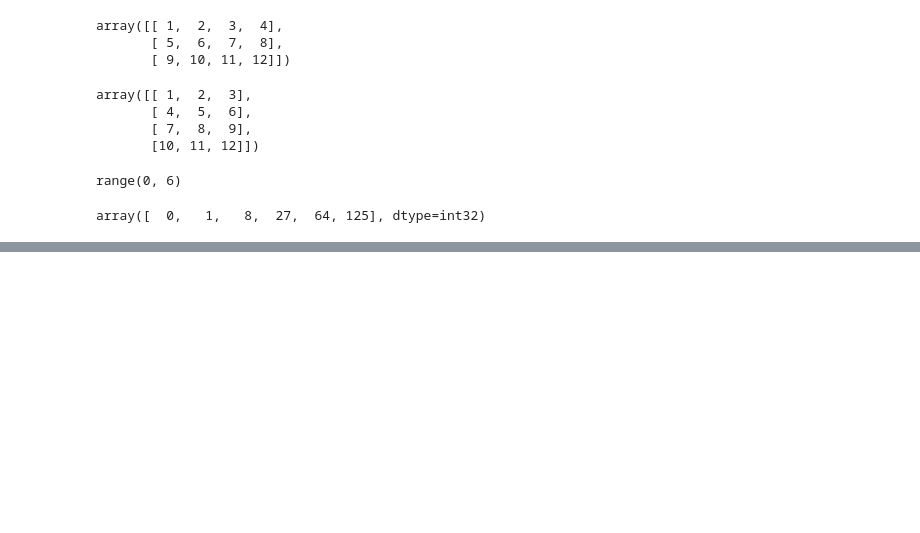
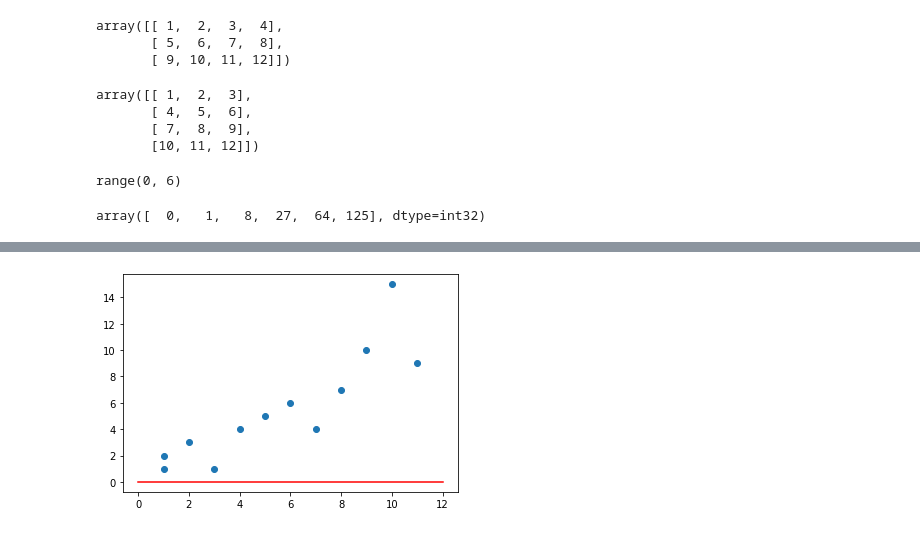
Before and after one commit to tavo-robotas/class, a Jupyter notebook: machine_learning/__drafts.ipynb, the cells around one changed output, grey strips where cells are left out. Drawn from its saved outputs; the diff is of its cells as text; code cells hidden in the pictures; blank space fills up the shorter version.

```diff
--- a/machine_learning/__drafts.ipynb
+++ b/machine_learning/__drafts.ipynb
@@ -168,7 +168,7 @@ class LR:
             m_gradient = 0
             for i in range(0, len(x)):
                 b_gradient += -(2/N) * (y[i] - ((self.m * x[i]) + self.b))
-                m_gradient += -(2/N) * x[i] * (y[i] - ((self.m * x[i]) + self.b))
+                m_gradient += -(2/N) * (y[i] - ((self.m * x[i]) + self.b)) * x[i]
             self.b -= (self.learning_rate * b_gradient)
             self.m -= (self.learning_rate * m_gradient)
             if j % 50 == 0:
@@ -183,7 +183,7 @@ if __name__ == '__main__':
     delta = np.random.uniform(-10, 10, x.size)
     y = 0.5 * x + 3 + delta
 
-    model = LR(0.0001)
+    model = LR(0.01)
     model.fit(x, y, 100)
     print('Error:', model.cost_function(x, y))
 # %% [output]
@@ -306,3 +331,46 @@ def compute_cost(X, y, theta):
 
     def params(self):
         return (self.w,self.b)   # return parameters
+# %%
+%matplotlib inline
+import matplotlib.pyplot as plt
+import numpy as np
+
+x_points = [1, 1, 2, 3 ,4 , 5, 6, 7, 8, 9, 10, 11]
+y_points = [1, 2, 3, 1, 4 , 5, 6, 4, 7, 10 , 15, 9]
+
+plt.plot(x_points, y_points, 'o')
+theta_0 = 0
+theta_1 = 0
+
+hypothesis = lambda x: theta_0 + theta_1 * x
+
+def predict(y, data_points):
+    x_values = [i for i in range(int(min(data_points)) -1 , int(max(data_points)) + 2 )]
+    y_values = [hypothesis(x) for x in x_values]
+    plt.plot(x_values, y_values, 'r')
+
+predict(y, x_points)
+
+learn = .0001
+epoch = 1000
+def summation(x_points, y_points):
+
+    total1 = 0
+    total2 = 0
+
+    for i in range(1, len(x_points)):
+        total1 += (hypothesis(x_points[i]) - y_points[i])
+        total2 += (hypothesis(x_points[i]) - y_points[i]) * x_points[i]
+
+    return total1/(2*len(x_points)), total2/(2* len(x_points))
+
+for i in range(epoch):
+    s1, s2 = summation(x_points, y_points)
+    theta_0 = theta_0 - learn * s1
+    theta_1 = theta_1 - learn * s2
+
+#plt.plot(x_points, y_points, 'o')
+#predict(y, x_points)
+# %% [output]
+[figure, added]
```
Also changed, not shown: parts of 5 cells of this notebook, 2 other files.
